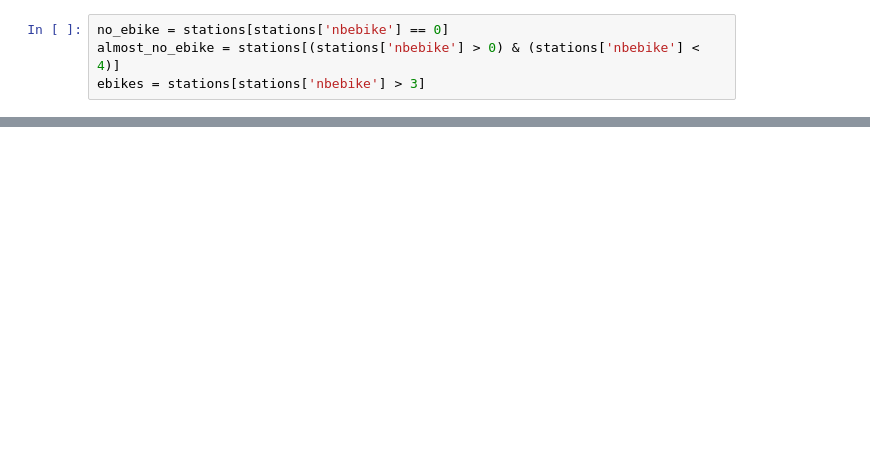
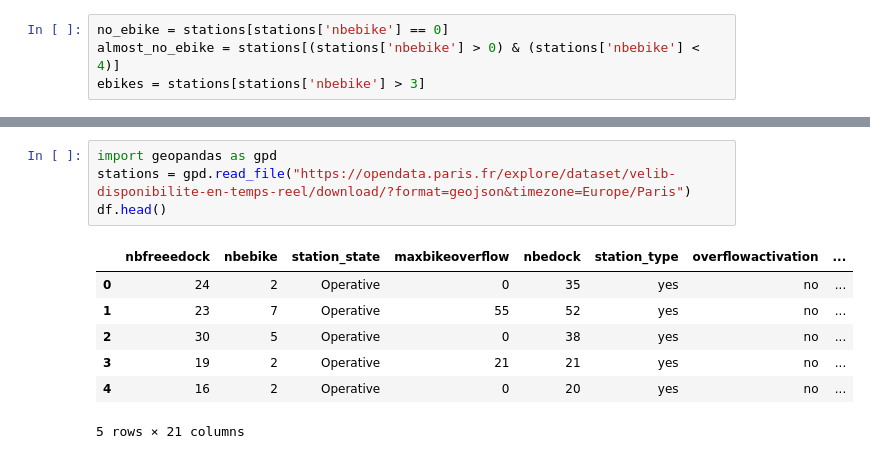
Before and after one commit to nlaille/xebicon19_velib, a Jupyter notebook: notebooks/velib_stations_usage.ipynb, the cells around one changed output, grey strips where cells are left out. Saved outputs shown, nothing was run; the diff lists cells and outputs as text; blank space fills up the shorter version.

```diff
--- a/notebooks/velib_stations_usage.ipynb
+++ b/notebooks/velib_stations_usage.ipynb
@@ -217,0 +247,12 @@ fig
+# %%
+import geopandas as gpd
+stations = gpd.read_file("https://opendata.paris.fr/explore/dataset/velib-disponibilite-en-temps-reel/download/?format=geojson&timezone=Europe/Paris")
+df.head()
+# %% [output]
+|  | nbfreeedock | nbebike | station_state | maxbikeoverflow | nbedock | station_type | overflowactivation | ... |
+| 0 | 24 | 2 | Operative | 0 | 35 | yes | no | ... |
+| 1 | 23 | 7 | Operative | 55 | 52 | yes | no | ... |
+| 2 | 30 | 5 | Operative | 0 | 38 | yes | no | ... |
+| 3 | 19 | 2 | Operative | 21 | 21 | yes | no | ... |
+| 4 | 16 | 2 | Operative | 0 | 20 | yes | no | ... |
+5 rows × 21 columns
```
Also changed, not shown: parts of 11 cells of this notebook, 13 other files.
